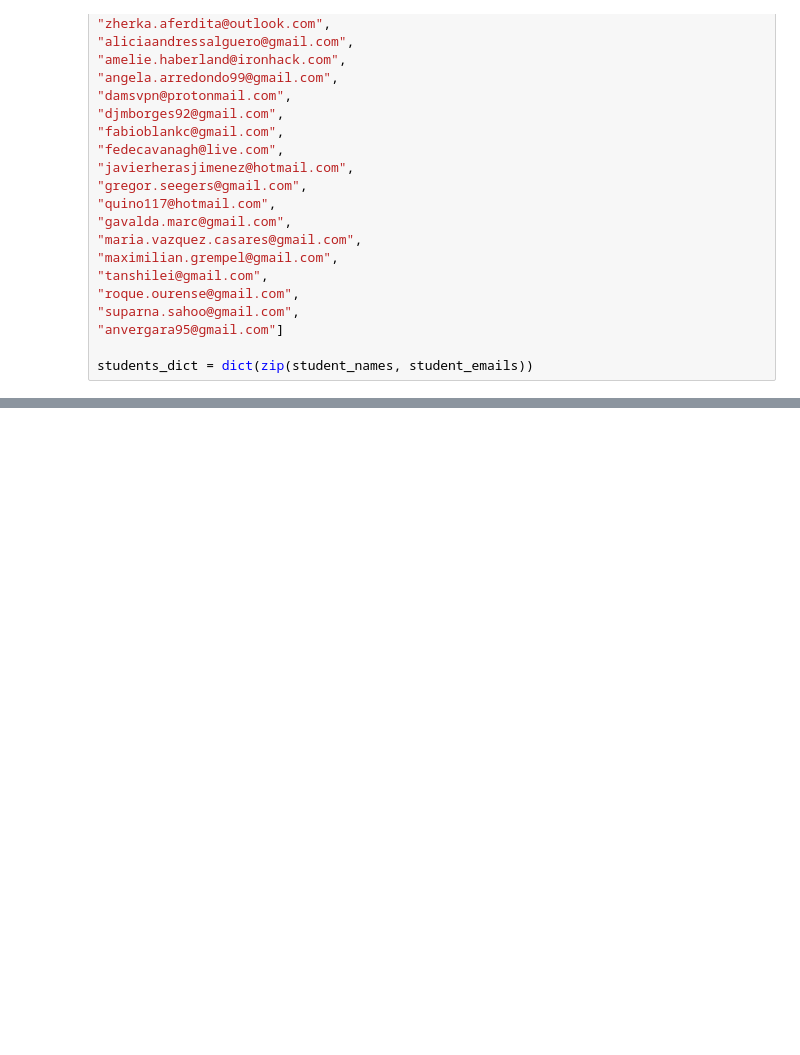
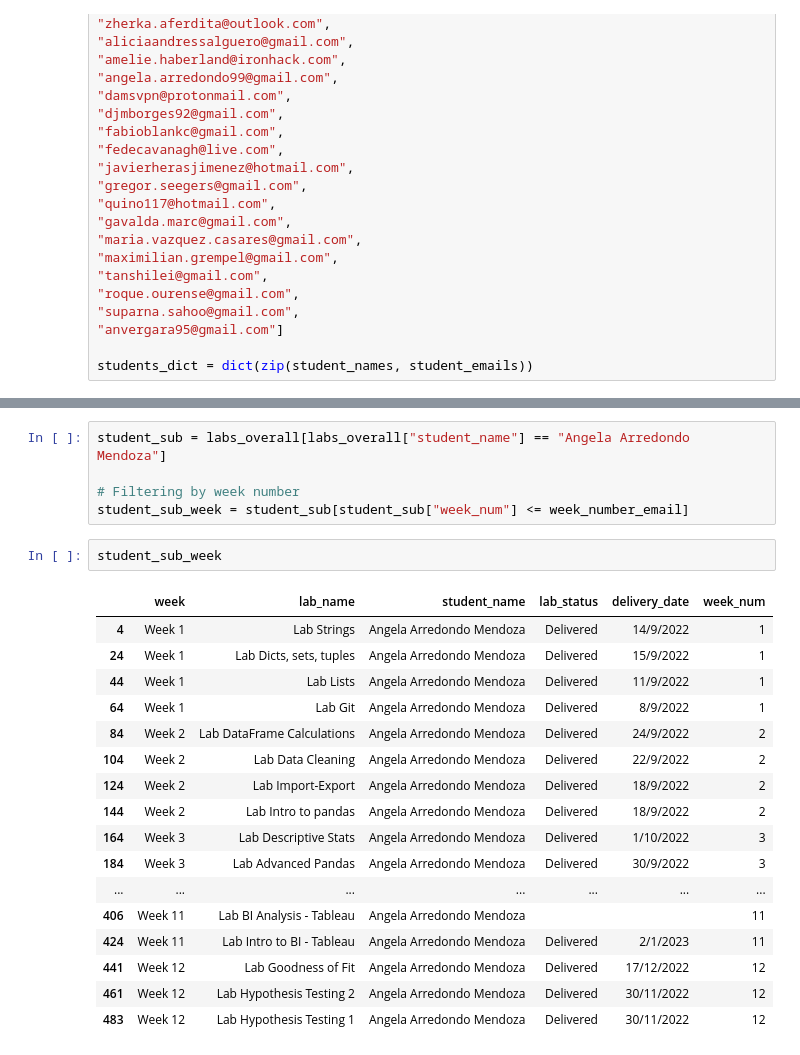
Before and after one commit to ta-data-pt-rmt/labs-control, a Jupyter notebook: dev/scraper.ipynb, the cells around one changed output, grey strips where cells are left out. Cells and saved outputs as stored; diff of their text form; blank space fills up the shorter version.

Commit message:
update to find delivered missing tags

```diff
--- a/dev/scraper.ipynb
+++ b/dev/scraper.ipynb
@@ -309,0 +355,25 @@ Ironhack Teaching Team
+# %%
+student_sub = labs_overall[labs_overall["student_name"] == "Angela Arredondo Mendoza"]
+
+# Filtering by week number
+student_sub_week = student_sub[student_sub["week_num"] <= week_number_email]
+# %%
+student_sub_week
+# %% [output]
+|  | week | lab_name | student_name | lab_status | delivery_date | week_num |
+| 4 | Week 1 | Lab Strings | Angela Arredondo Mendoza | Delivered | 14/9/2022 | 1 |
+| 24 | Week 1 | Lab Dicts, sets, tuples | Angela Arredondo Mendoza | Delivered | 15/9/2022 | 1 |
+| 44 | Week 1 | Lab Lists | Angela Arredondo Mendoza | Delivered | 11/9/2022 | 1 |
+| 64 | Week 1 | Lab Git | Angela Arredondo Mendoza | Delivered | 8/9/2022 | 1 |
+| 84 | Week 2 | Lab DataFrame Calculations | Angela Arredondo Mendoza | Delivered | 24/9/2022 | 2 |
+| 104 | Week 2 | Lab Data Cleaning | Angela Arredondo Mendoza | Delivered | 22/9/2022 | 2 |
+| 124 | Week 2 | Lab Import-Export | Angela Arredondo Mendoza | Delivered | 18/9/2022 | 2 |
+| 144 | Week 2 | Lab Intro to pandas | Angela Arredondo Mendoza | Delivered | 18/9/2022 | 2 |
+| 164 | Week 3 | Lab Descriptive Stats | Angela Arredondo Mendoza | Delivered | 1/10/2022 | 3 |
+| 184 | Week 3 | Lab Advanced Pandas | Angela Arredondo Mendoza | Delivered | 30/9/2022 | 3 |
+| ... | ... | ... | ... | ... | ... | ... |
+| 406 | Week 11 | Lab BI Analysis - Tableau | Angela Arredondo Mendoza |  |  | 11 |
+| 424 | Week 11 | Lab Intro to BI - Tableau | Angela Arredondo Mendoza | Delivered | 2/1/2023 | 11 |
+| 441 | Week 12 | Lab Goodness of Fit | Angela Arredondo Mendoza | Delivered | 17/12/2022 | 12 |
+| 461 | Week 12 | Lab Hypothesis Testing 2 | Angela Arredondo Mendoza | Delivered | 30/11/2022 | 12 |
+| 483 | Week 12 | Lab Hypothesis Testing 1 | Angela Arredondo Mendoza | Delivered | 30/11/2022 | 12 |
```
Also changed, not shown: parts of 5 cells of this notebook, 1 other file.
